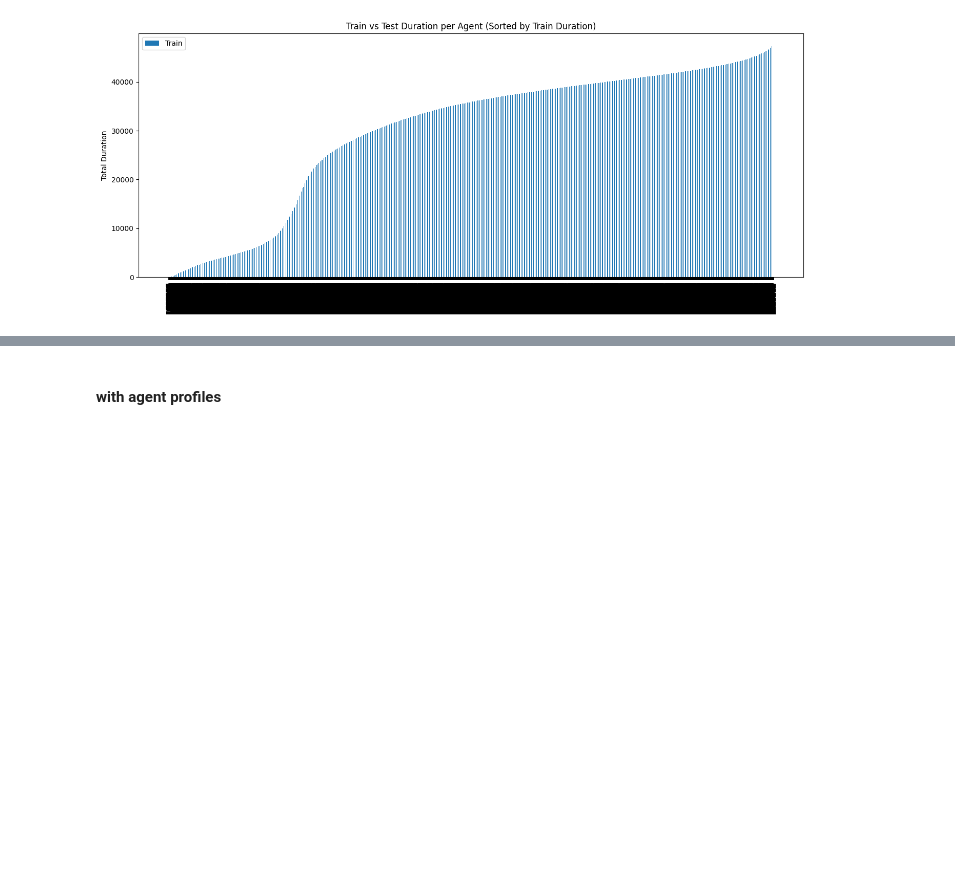
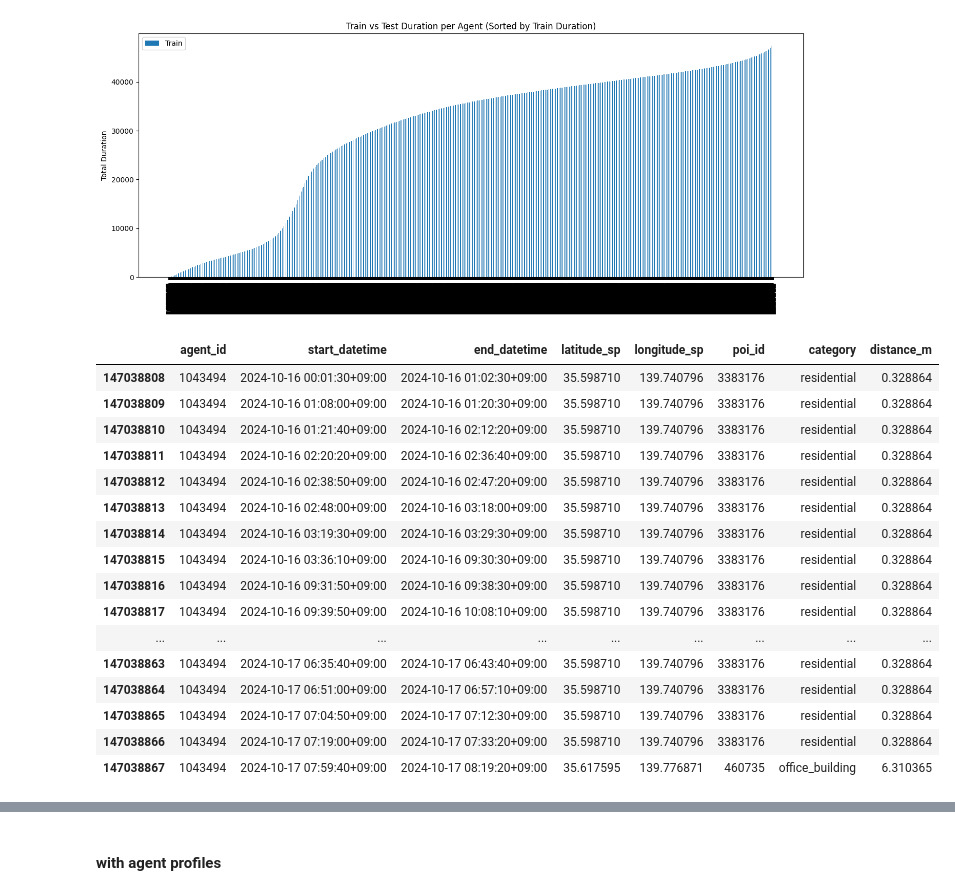
Before and after one commit to ChanukaRavishan/liad, a Jupyter notebook: notebooks/EDA.ipynb, the cells around one changed output, grey strips where cells are left out. Cells and saved outputs as stored; diff of their text form; code cells hidden in the pictures; blank space fills up the shorter version.

```diff
--- a/notebooks/EDA.ipynb
+++ b/notebooks/EDA.ipynb
@@ -88,3 +88,25 @@ residents = agent_type_filter(train_data)
 #turn residents to a df
 residents_df = pd.DataFrame(residents, columns=['agent'])
 residents_df.to_csv('/Users/chanuka/Desktop/codespaces/liad/processed/sim2_evalb/residents.csv', index=False)
+# %%
+train_data['start_datetime'] = pd.to_datetime(train_data['start_datetime'], utc=True).dt.tz_convert('Asia/Tokyo')
+train_data['end_datetime'] = pd.to_datetime(train_data['end_datetime'], utc=True).dt.tz_convert('Asia/Tokyo')
+train_data[train_data['agent_id'] == 1043494].head(60)
+# %% [output]
+|  | agent_id | start_datetime | end_datetime | latitude_sp | longitude_sp | poi_id | category | distance_m |
+| 147038808 | 1043494 | 2024-10-16 00:01:30+09:00 | 2024-10-16 01:02:30+09:00 | 35.598710 | 139.740796 | 3383176 | residential | 0.328864 |
+| 147038809 | 1043494 | 2024-10-16 01:08:00+09:00 | 2024-10-16 01:20:30+09:00 | 35.598710 | 139.740796 | 3383176 | residential | 0.328864 |
+| 147038810 | 1043494 | 2024-10-16 01:21:40+09:00 | 2024-10-16 02:12:20+09:00 | 35.598710 | 139.740796 | 3383176 | residential | 0.328864 |
+| 147038811 | 1043494 | 2024-10-16 02:20:20+09:00 | 2024-10-16 02:36:40+09:00 | 35.598710 | 139.740796 | 3383176 | residential | 0.328864 |
+| 147038812 | 1043494 | 2024-10-16 02:38:50+09:00 | 2024-10-16 02:47:20+09:00 | 35.598710 | 139.740796 | 3383176 | residential | 0.328864 |
+| 147038813 | 1043494 | 2024-10-16 02:48:00+09:00 | 2024-10-16 03:18:00+09:00 | 35.598710 | 139.740796 | 3383176 | residential | 0.328864 |
+| 147038814 | 1043494 | 2024-10-16 03:19:30+09:00 | 2024-10-16 03:29:30+09:00 | 35.598710 | 139.740796 | 3383176 | residential | 0.328864 |
+| 147038815 | 1043494 | 2024-10-16 03:36:10+09:00 | 2024-10-16 09:30:30+09:00 | 35.598710 | 139.740796 | 3383176 | residential | 0.328864 |
+| 147038816 | 1043494 | 2024-10-16 09:31:50+09:00 | 2024-10-16 09:38:30+09:00 | 35.598710 | 139.740796 | 3383176 | residential | 0.328864 |
+| 147038817 | 1043494 | 2024-10-16 09:39:50+09:00 | 2024-10-16 10:08:10+09:00 | 35.598710 | 139.740796 | 3383176 | residential | 0.328864 |
+| ... | ... | ... | ... | ... | ... | ... | ... | ... |
+| 147038863 | 1043494 | 2024-10-17 06:35:40+09:00 | 2024-10-17 06:43:40+09:00 | 35.598710 | 139.740796 | 3383176 | residential | 0.328864 |
+| 147038864 | 1043494 | 2024-10-17 06:51:00+09:00 | 2024-10-17 06:57:10+09:00 | 35.598710 | 139.740796 | 3383176 | residential | 0.328864 |
+| 147038865 | 1043494 | 2024-10-17 07:04:50+09:00 | 2024-10-17 07:12:30+09:00 | 35.598710 | 139.740796 | 3383176 | residential | 0.328864 |
+| 147038866 | 1043494 | 2024-10-17 07:19:00+09:00 | 2024-10-17 07:33:20+09:00 | 35.598710 | 139.740796 | 3383176 | residential | 0.328864 |
+| 147038867 | 1043494 | 2024-10-17 07:59:40+09:00 | 2024-10-17 08:19:20+09:00 | 35.617595 | 139.776871 | 460735 | office_building | 6.310365 |
```
Also changed, not shown: parts of 1 cell of this notebook, 8 other files.
